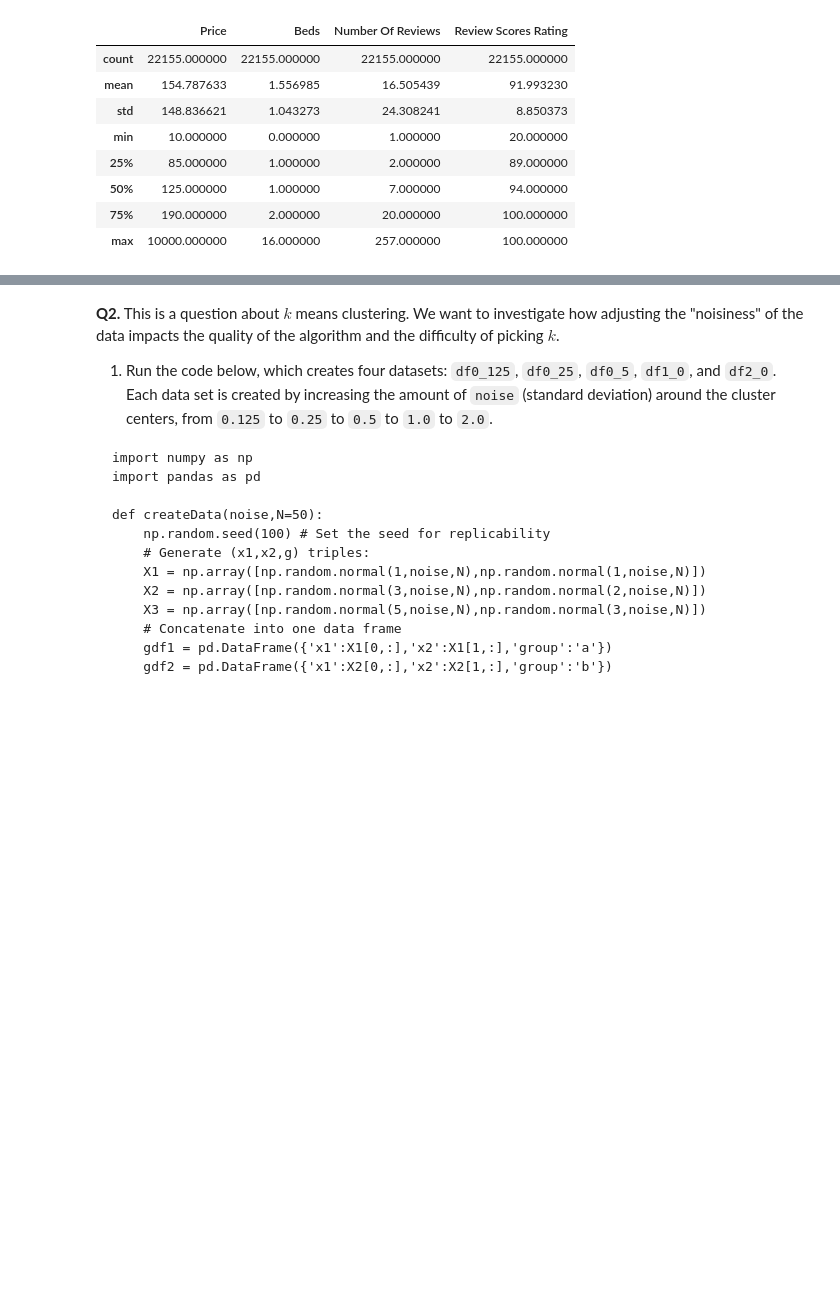
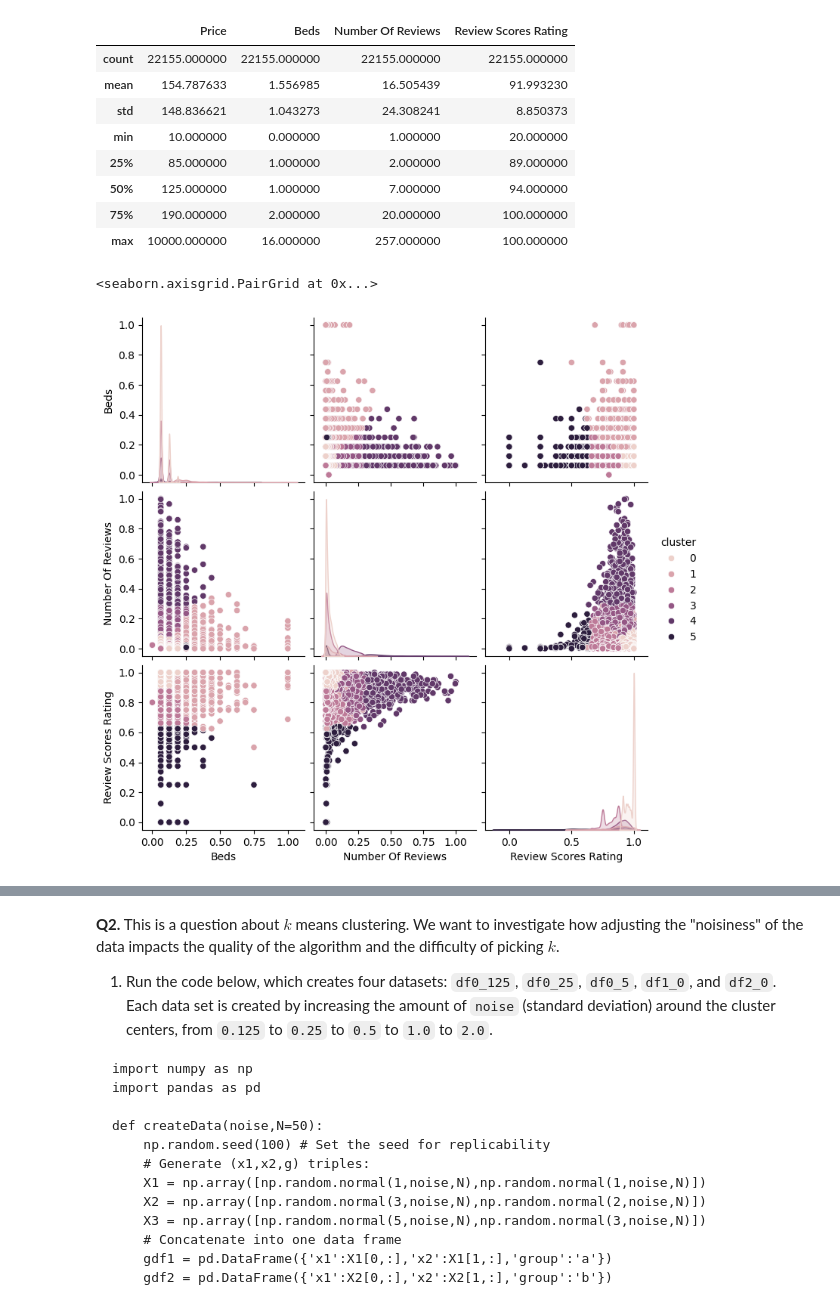
Before and after one commit to ElliotRoosevelt/kmc, a Jupyter notebook: assignment_kmc.ipynb, the cells around one changed output, grey strips where cells are left out. Cells and saved outputs as stored; diff of their text form; code cells hidden in the pictures; blank space fills up the shorter version.

```diff
--- a/assignment_kmc.ipynb
+++ b/assignment_kmc.ipynb
@@ -162,3 +164,8 @@ air.describe()
 # %%
 #4 seaborn's .pairplot() to make grid of scatterplots that show how clustering in multiple dimensions
 import seaborn as sns
+# %%
+sns.pairplot(data=Z,hue='cluster')
+# %% [output]
+<seaborn.axisgrid.PairGrid at 0x...>
+[figure, added]
```
Also changed, not shown: parts of 24 cells of this notebook.
